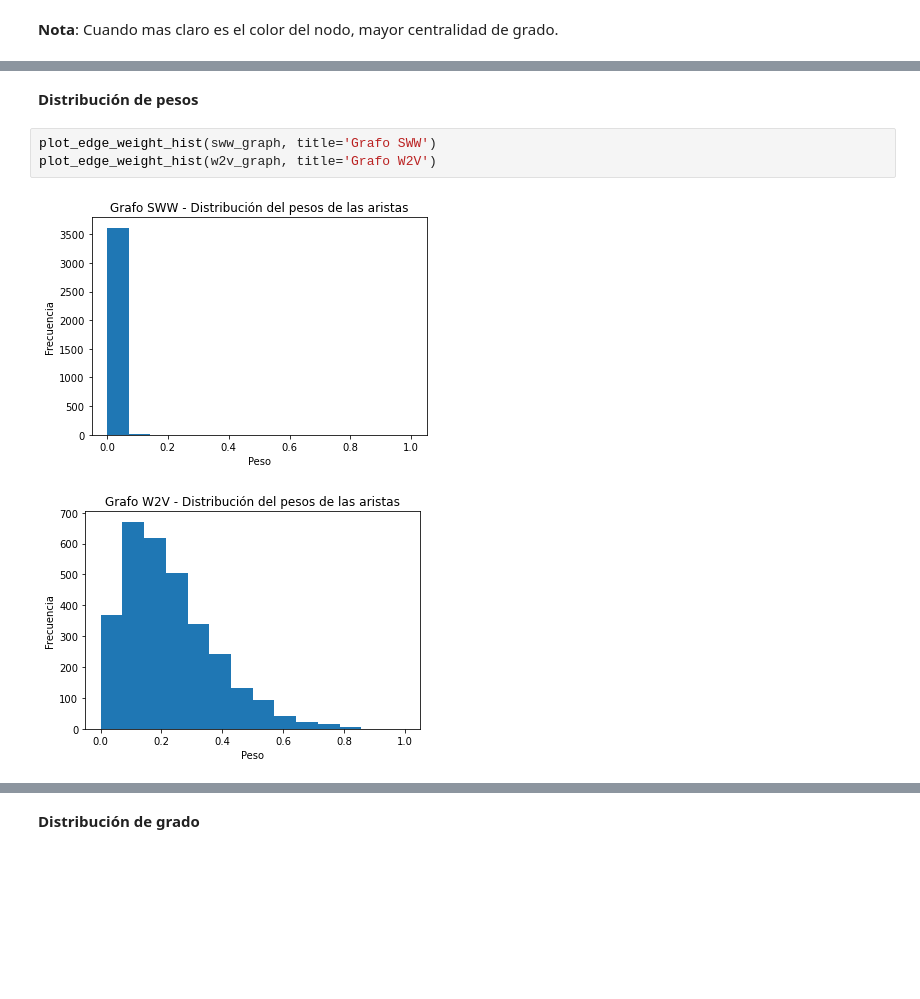
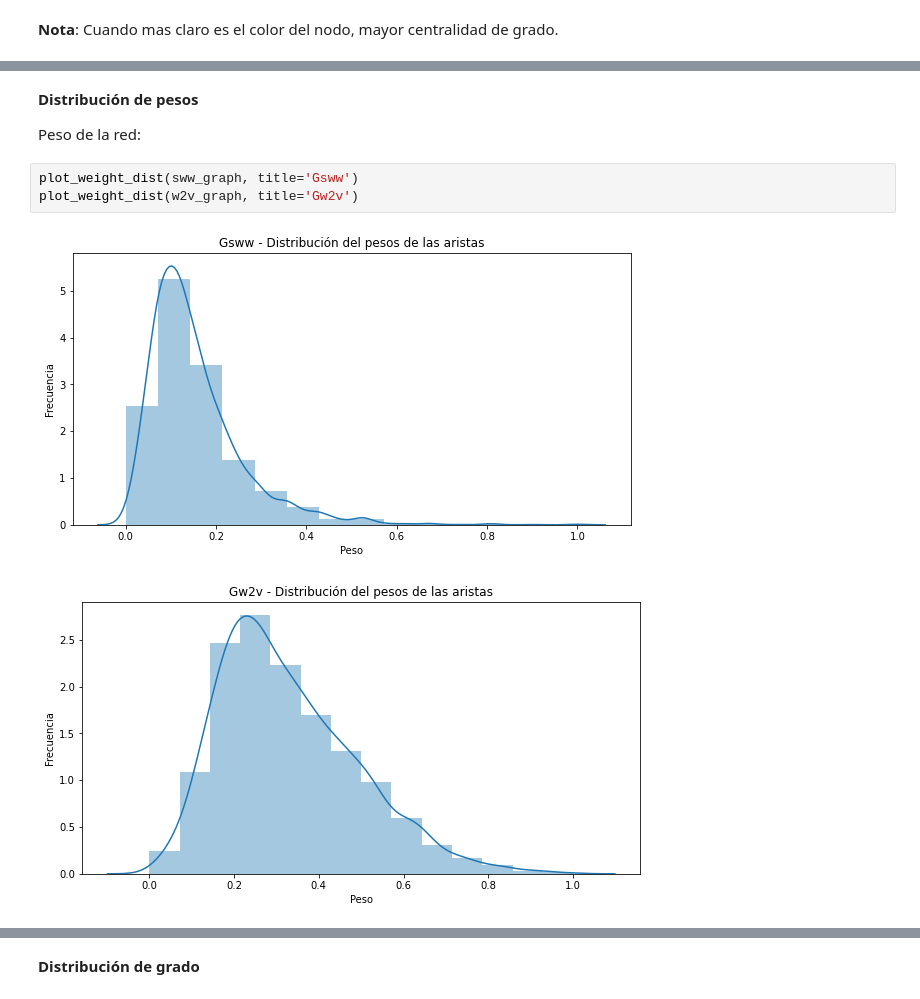
Before and after one commit to magistery-tps/dm-cyt-tp2, a Jupyter notebook: notebooks/analisys.ipynb, the cells around one changed output, grey strips where cells are left out. Saved outputs shown, nothing was run; the diff lists cells and outputs as text; blank space fills up the shorter version.

```diff
--- a/notebooks/analisys.ipynb
+++ b/notebooks/analisys.ipynb
@@ -250,9 +239,11 @@ Comparar los dos grafos en terminos de medidas de cliques/clustering, distintas
 **Opcional 1**: ¿Cómo cambian los resultados si se considere Gsww como no-dirigido o no-pesado?
 # %% [markdown]
 **Distribución de pesos**
+
+Peso de la red:
-# %%
-plot_edge_weight_hist(sww_graph, title='Grafo SWW')
-plot_edge_weight_hist(w2v_graph, title='Grafo W2V')
-# %% [output]
-[figure, removed]
-[figure, removed]
+# %%
+plot_weight_dist(sww_graph, title='Gsww')
+plot_weight_dist(w2v_graph, title='Gw2v')
+# %% [output]
+[figure, added]
+[figure, added]
```
Also changed, not shown: parts of 20 cells of this notebook, 4 other files.
